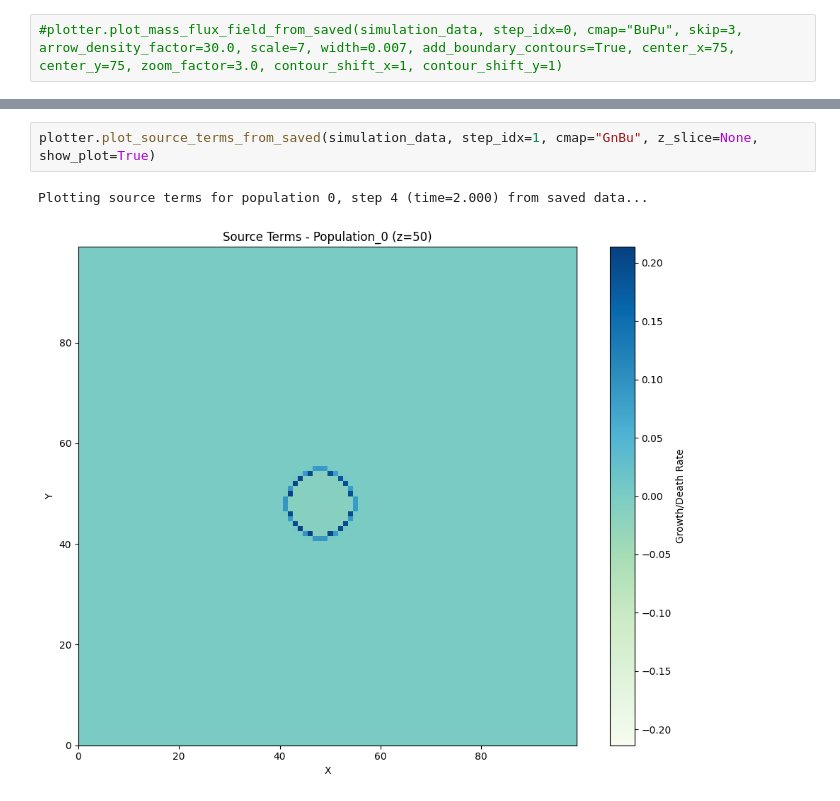
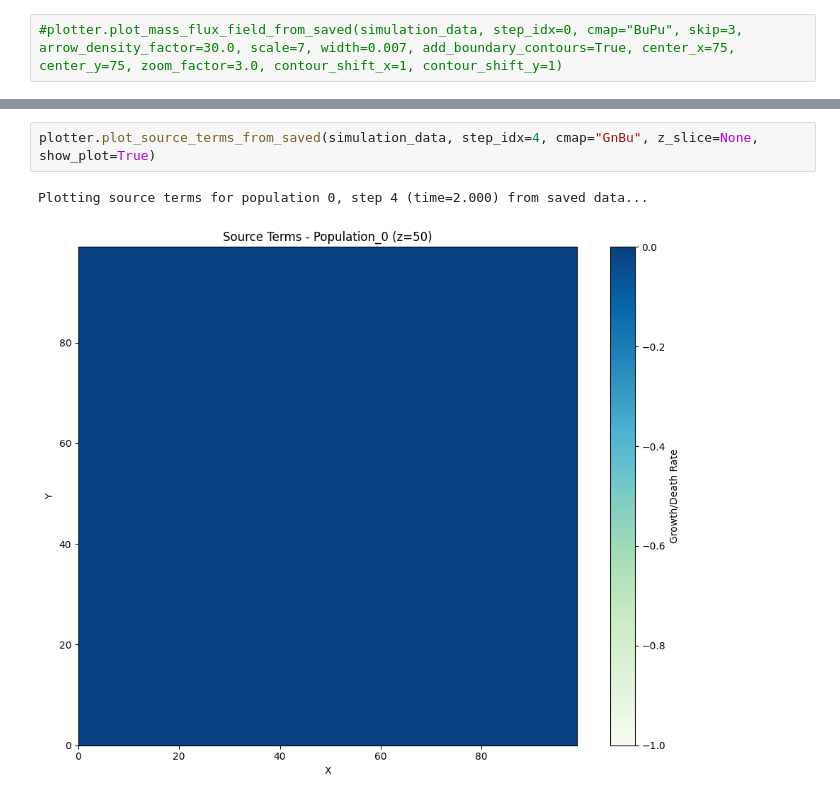
Before and after one commit to rmcnamara101/SCIE3212, a Jupyter notebook: laboratory/physics_fields/physics_fields_validation.ipynb, the cells around one changed output, grey strips where cells are left out. Cells and saved outputs as stored; diff of their text form.

```diff
--- a/laboratory/physics_fields/physics_fields_validation.ipynb
+++ b/laboratory/physics_fields/physics_fields_validation.ipynb
@@ -102,5 +102,5 @@ Plotting nutrient field for step 4 (time=2.000) from saved data...
 # %%
-plotter.plot_source_terms_from_saved(simulation_data, step_idx=1, cmap="GnBu", z_slice=None, show_plot=True)
+plotter.plot_source_terms_from_saved(simulation_data, step_idx=4, cmap="GnBu", z_slice=None, show_plot=True)
 # %% [output]
 Plotting source terms for population 0, step 4 (time=2.000) from saved data...
-[figure, old version]
+[figure, new version]
```
Also changed, not shown: parts of 6 cells of this notebook, 4 other files.
